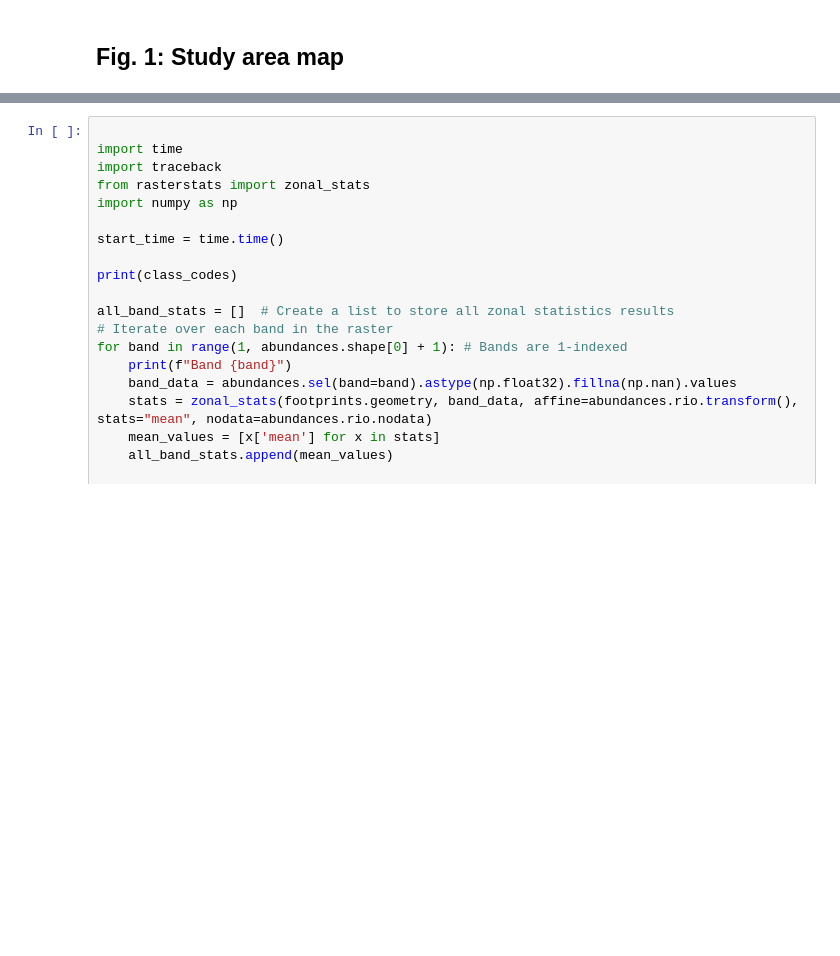
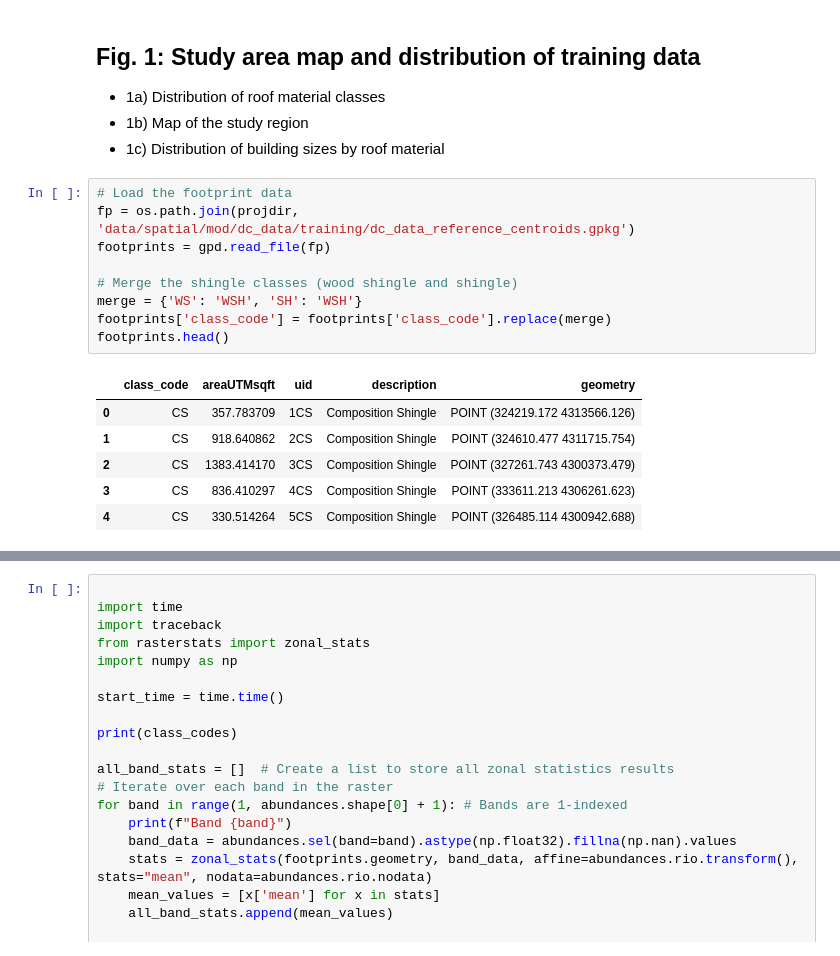
Before and after one commit to maxwellCcook/rooftop-mapping, a Jupyter notebook: code/Figures.ipynb, the cells around one changed output, grey strips where cells are left out. Saved outputs shown, nothing was run; the diff lists cells and outputs as text; blank space fills up the shorter version.

```diff
--- a/code/Figures.ipynb
+++ b/code/Figures.ipynb
@@ -39,3 +42,23 @@ print("Ready!")
 Ready!
 # %% [markdown]
-## Fig. 1: Study area map
+## Fig. 1: Study area map and distribution of training data
+
+- 1a) Distribution of roof material classes
+- 1b) Map of the study region
+- 1c) Distribution of building sizes by roof material
+# %%
+# Load the footprint data
+fp = os.path.join(projdir, 'data/spatial/mod/dc_data/training/dc_data_reference_centroids.gpkg')
+footprints = gpd.read_file(fp)
+
+# Merge the shingle classes (wood shingle and shingle)
+merge = {'WS': 'WSH', 'SH': 'WSH'}
+footprints['class_code'] = footprints['class_code'].replace(merge)
+footprints.head()
+# %% [output]
+|  | class_code | areaUTMsqft | uid | description | geometry |
+| 0 | CS | 357.783709 | 1CS | Composition Shingle | POINT (324219.172 4313566.126) |
+| 1 | CS | 918.640862 | 2CS | Composition Shingle | POINT (324610.477 4311715.754) |
+| 2 | CS | 1383.414170 | 3CS | Composition Shingle | POINT (327261.743 4300373.479) |
+| 3 | CS | 836.410297 | 4CS | Composition Shingle | POINT (333611.213 4306261.623) |
+| 4 | CS | 330.514264 | 5CS | Composition Shingle | POINT (326485.114 4300942.688) |
```
Also changed, not shown: parts of 6 cells of this notebook, 8 other files.
